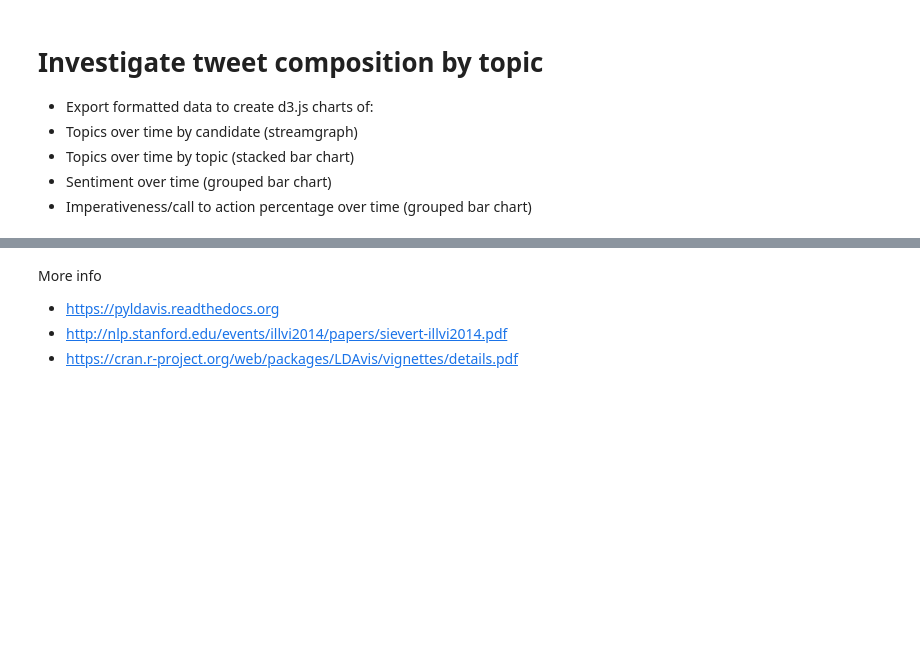
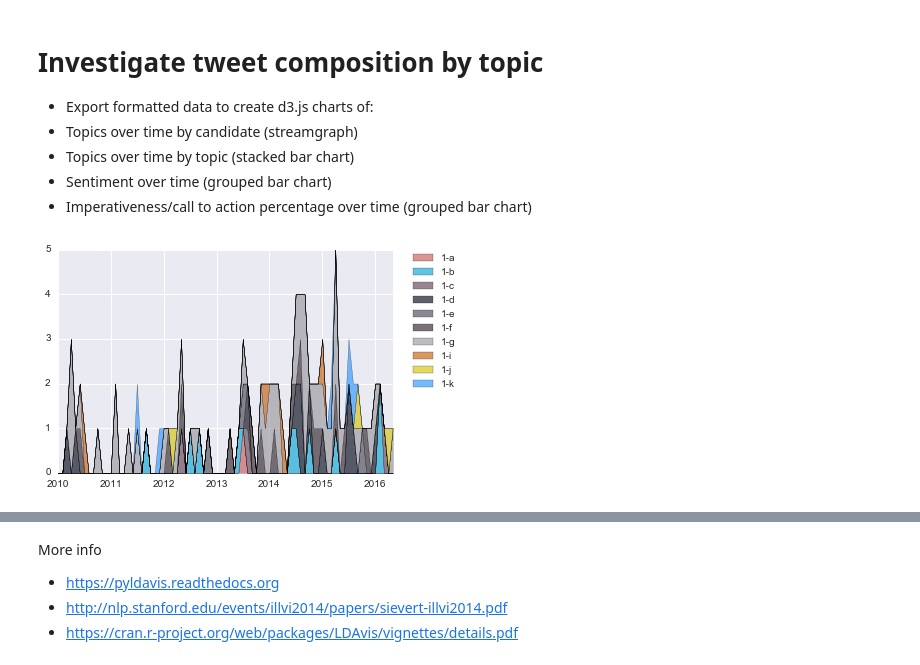
Before and after one commit to matt-stringer/twitter-marketing-analysis, a Jupyter notebook: descriptive_stats_tweets/Solar Marketing Analysis.ipynb, the cells around one changed output, grey strips where cells are left out. Cells and saved outputs as stored; diff of their text form; code cells hidden in the pictures; blank space fills up the shorter version.

```diff
--- a/descriptive_stats_tweets/Solar Marketing Analysis.ipynb
+++ b/descriptive_stats_tweets/Solar Marketing Analysis.ipynb
@@ -889,0 +858,42 @@ bymonth_topic = long_tweets.groupby(['company', 'topic', 'month'])
+# %%
+def make_analysis_array(df, grouping):
+    import collections
+    df = df[['month', grouping]]
+    df = df[df[grouping].notnull() ]
+
+    data = []
+
+    for topic, group in df.groupby(grouping):
+
+        topic_month_count = dict(group['month'].value_counts())
+
+        complete_topic_month_count = { month: topic_month_count[month] if month in topic_month_count else 0 for month in months_in_analysis }
+        assert len(complete_topic_month_count) == len(months_in_analysis)
+
+        new_row = np.array([complete_topic_month_count[month] for month in sorted(complete_topic_month_count)])
+
+        data.append(new_row)
+
+    return np.array(data)
+# %%
+def make_stacked_line_chart(x,y,topics):
+    y_stack = np.cumsum(y, axis=0)   # a 3x10 array
+    fig = plt.figure()
+    ax1 = fig.add_subplot(111)
+
+    list_of_colors = ["#CC6666", "#1DACD6", "#6E5160", "#181B2D", "#565762", "#40353D", "#A29FA6", "#C66C1F", "#D5C71F", "#3B9DFF", "#6295A8", "#7CC8FF", "#6D4D17"]
+
+    for t in range(len(topics))[:10]:
+        if t == 0:
+            ax1.fill_between(x, 0, y_stack[0,:], facecolor="#CC6666", alpha=.7, label=topics[t])
+        else:
+            ax1.fill_between(x, y_stack[t-1,:], y_stack[t,:], facecolor=list_of_colors[t], alpha=.7, label=topics[t])
+
+    ax1.legend(bbox_to_anchor=(1.05, 1), loc=2, borderaxespad=0.)
+# %%
+x = get_list_time(long_tweets)
+y = make_analysis_array(long_tweets, 'marketing_type')
+topics = get_topics(long_tweets, 'marketing_type')
+make_stacked_line_chart(x,y,topics)
+# %% [output]
+[figure, added]
```
Also changed, not shown: parts of 41 cells of this notebook.
